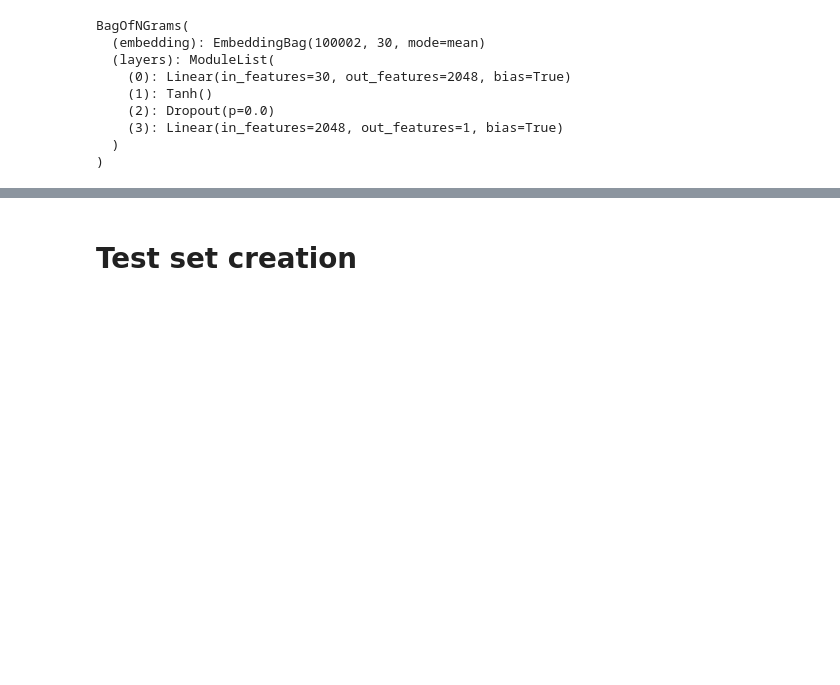
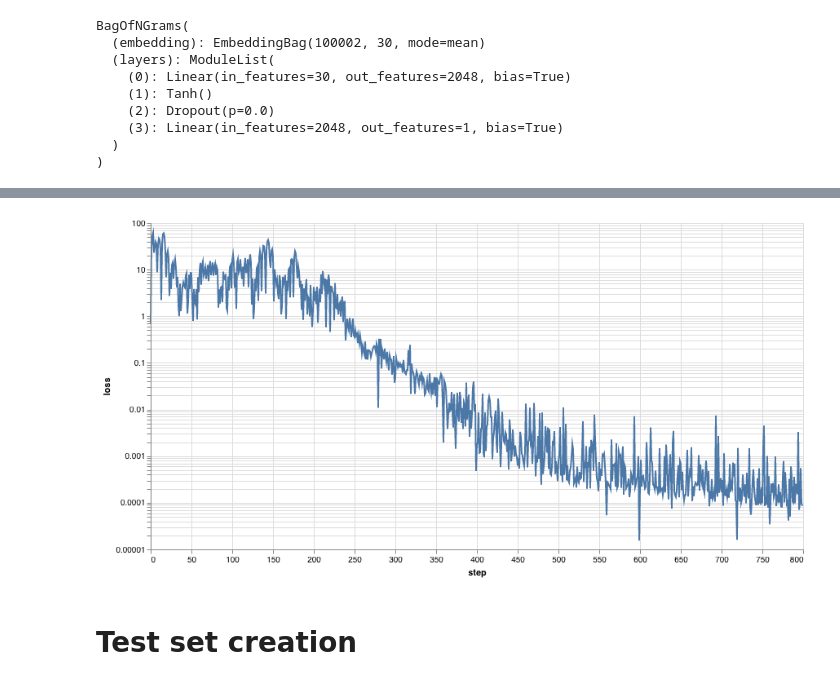
Before and after one commit to uralik/dsga1011, a Jupyter notebook: hw1/homework1.ipynb, the cells around one changed output, grey strips where cells are left out. Cells and saved outputs as stored; diff of their text form; code cells hidden in the pictures; blank space fills up the shorter version.

Commit message:
training curve added

```diff
--- a/hw1/homework1.ipynb
+++ b/hw1/homework1.ipynb
@@ -321,8 +321,10 @@ def test_model(loader, model):
         correct += predicted.eq(labels.view_as(predicted)).sum().item()
     return (100 * correct / total)
 
+train_losses = []
+
 for epoch in range(num_epochs):
-    for i, (data, labels) in enumerate(train_loader):
+    for i, (data, labels) in _tqdm(enumerate(train_loader)):
         model.train()
         optimizer.zero_grad()
         outputs = model(data)
@@ -331,6 +333,7 @@ for epoch in range(num_epochs):
         loss.backward()
 
         optimizer.step()
+        train_losses.append(loss.item())
         #print('Train loss: {}'.format(loss.item()))
         # validate every 100 iterations
     if epoch % 5 == 0 and epoch > 0:
@@ -344,3 +357,21 @@ Epoch: [16/20], Step: [40/40], Train loss: 3.158962135785259e-05, Validation Acc
+# %%
+import altair as alt
+import pandas
+
+batch_loss = []
+for i,l in enumerate(train_losses):
+    batch_loss.append((i,l))
+
+df = pandas.DataFrame(batch_loss, columns=['step', 'loss'])
+
+alt.Chart(df).mark_line().encode(
+    alt.X('step', scale=alt.Scale()),
+    alt.Y('loss', scale=alt.Scale(type='log'))).properties(
+        width=800,
+        height=400
+    )
+# %% [output]
+[figure, added]
 # %% [markdown]
 # Test set creation
 # %%
```
Also changed, not shown: parts of 3 cells of this notebook.
